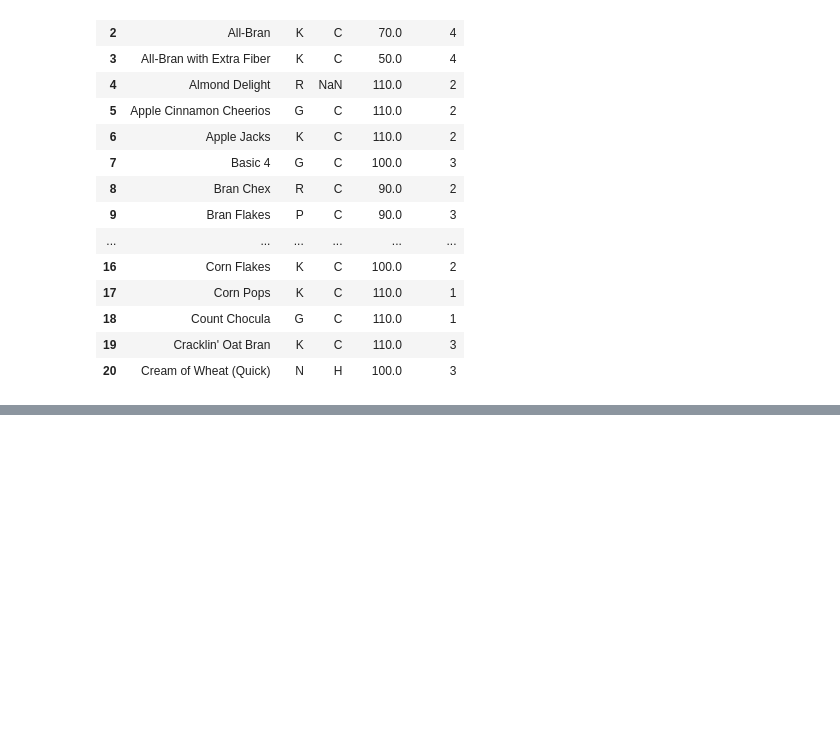
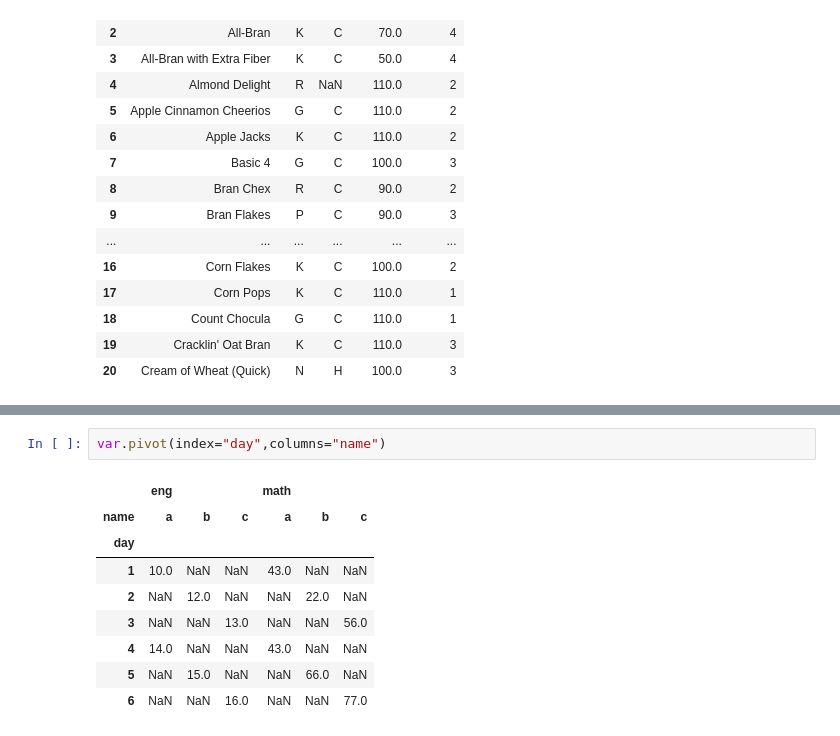
Before and after one commit to vinodsarwade/Pandas, a Jupyter notebook: Pandas.ipynb, the cells around one changed output, grey strips where cells are left out. Cells and saved outputs as stored; diff of their text form; blank space fills up the shorter version.

```diff
--- a/Pandas.ipynb
+++ b/Pandas.ipynb
@@ -965,0 +1272,12 @@ df.interpolate(limit_direction="both", limit= 2)  # fill data from both side.
+# %%
+var.pivot(index="day",columns="name")
+# %% [output]
+|  | eng |  |  | math |  |  |
+| name | a | b | c | a | b | c |
+| day |  |  |  |  |  |  |
+| 1 | 10.0 | NaN | NaN | 43.0 | NaN | NaN |
+| 2 | NaN | 12.0 | NaN | NaN | 22.0 | NaN |
+| 3 | NaN | NaN | 13.0 | NaN | NaN | 56.0 |
+| 4 | 14.0 | NaN | NaN | 43.0 | NaN | NaN |
+| 5 | NaN | 15.0 | NaN | NaN | 66.0 | NaN |
+| 6 | NaN | NaN | 16.0 | NaN | NaN | 77.0 |
```
Also changed, not shown: parts of 30 cells of this notebook, 6 other files.
